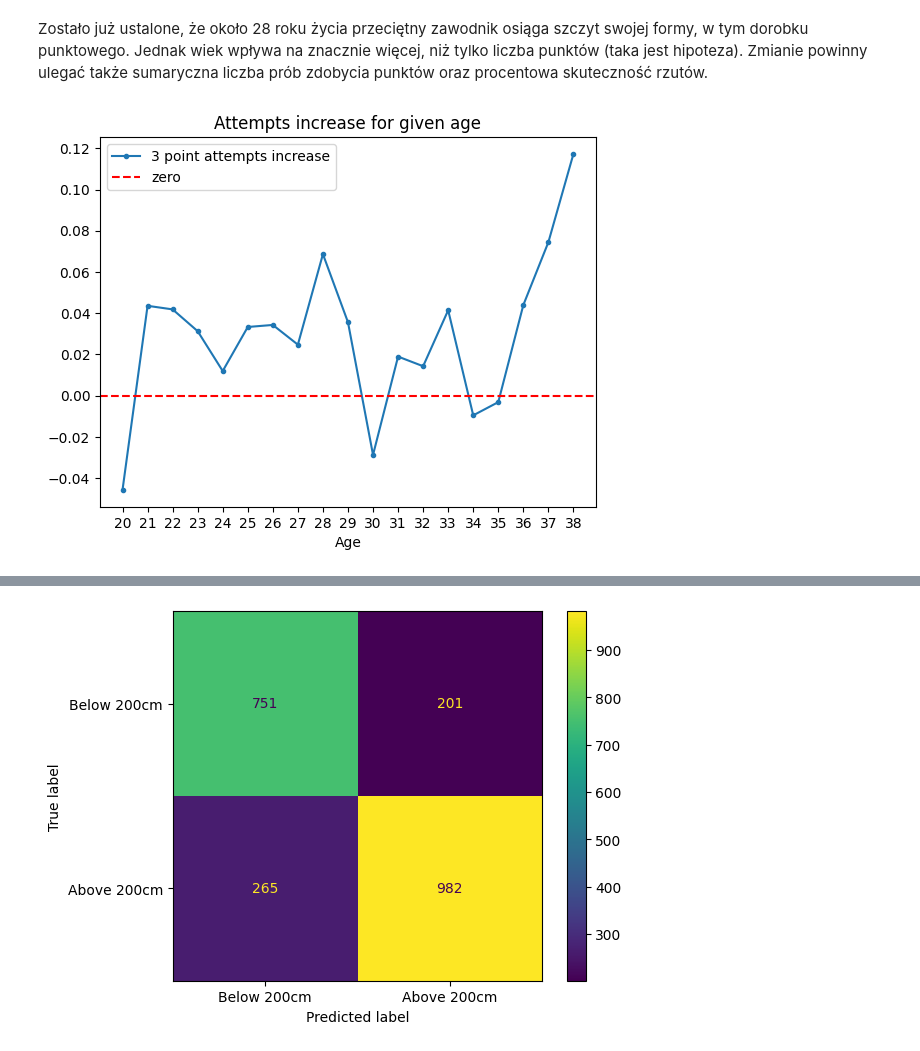
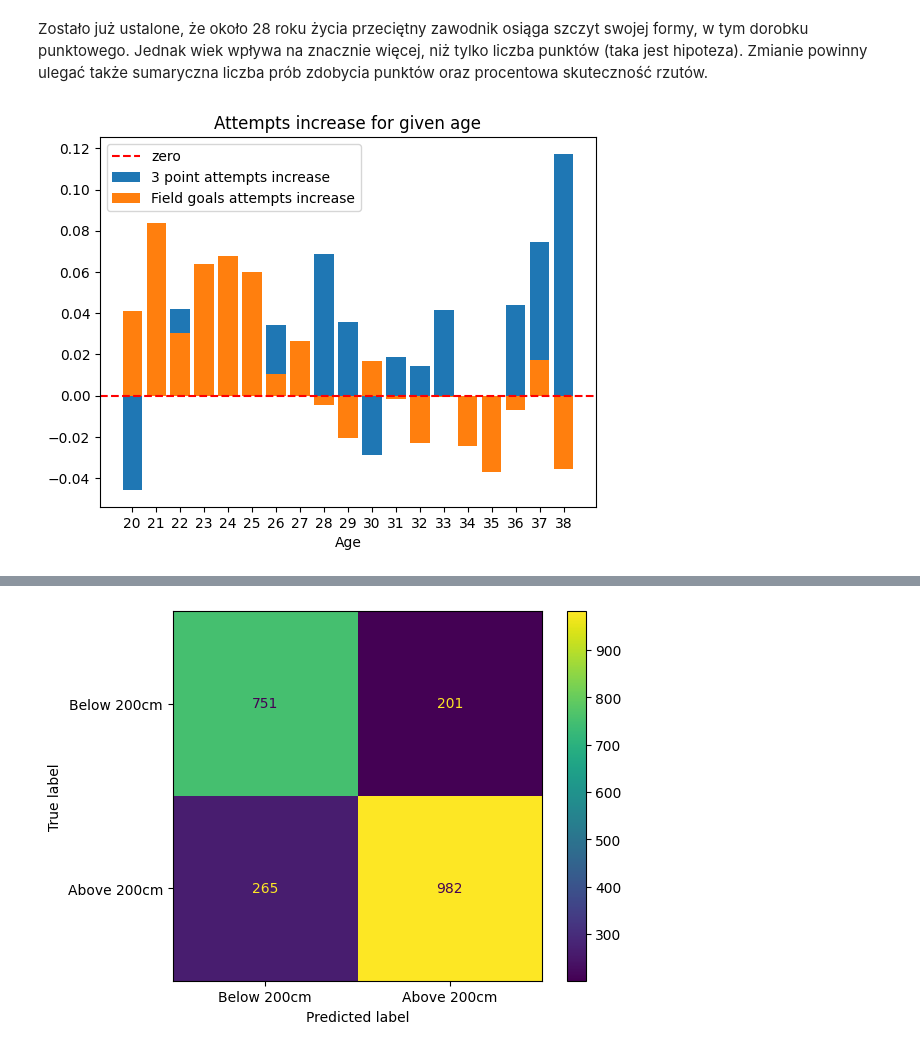
Before and after one commit to Marcin27141/NbaDataAnalysis, a Jupyter notebook: MultipleSeasons.ipynb, the cells around one changed output, grey strips where cells are left out. Saved outputs shown, nothing was run; the diff lists cells and outputs as text; code cells hidden in the pictures.

```diff
--- a/MultipleSeasons.ipynb
+++ b/MultipleSeasons.ipynb
@@ -474,29 +609,29 @@ Zostało już ustalone, że około 28 roku życia przeciętny zawodnik osiąga s
 # %%
 fig, ax = plt.subplots()
 
 _3pts_attempts_to_age = pd.pivot_table(all_seasons_per_minute, values='3PA', index='Player', columns='Age')
 _3pts_attempts_to_age = get_normalized_dataframe(_3pts_attempts_to_age)
 _3pts_attempts_to_age_increase = _3pts_attempts_to_age.iloc[:, 1:].div(_3pts_attempts_to_age.shift(axis=1).iloc[:, 1:])
 _3pts_attempts_to_age_increase = _3pts_attempts_to_age_increase.replace([np.inf, -np.inf], np.nan).mean() - 1
 
-"""_field_goals_attempts_to_age = pd.pivot_table(all_seasons_per_minute, values='FGA', index='Player', columns='Age')
+_field_goals_attempts_to_age = pd.pivot_table(all_seasons_per_minute, values='FGA', index='Player', columns='Age')
 _field_goals_attempts_to_age = get_normalized_dataframe(_field_goals_attempts_to_age)
 _2pts_attempts_to_age = _field_goals_attempts_to_age - _3pts_attempts_to_age
 _2pts_attempts_to_age_increase = _2pts_attempts_to_age.iloc[:, 1:].div(_2pts_attempts_to_age.shift(axis=1).iloc[:, 1:])
-_2pts_attempts_to_age_increase = _2pts_attempts_to_age_increase.replace([np.inf, -np.inf], np.nan).mean() - 1"""
+_2pts_attempts_to_age_increase = _2pts_attempts_to_age_increase.replace([np.inf, -np.inf], np.nan).mean() - 1
 
-ax.plot(_3pts_attempts_to_age_increase.index, _3pts_attempts_to_age_increase.values, label='3 point attempts increase', marker='.')
-#ax.plot(_2pts_attempts_to_age.index, _2pts_attempts_to_age.values, label='Field goals attempts increase', marker='.')
+ax.bar(_3pts_attempts_to_age_increase.index, _3pts_attempts_to_age_increase.values, label='3 point attempts increase')
+ax.bar(_2pts_attempts_to_age_increase.index, _2pts_attempts_to_age_increase.values, label='Field goals attempts increase')
 
 ax.set_title('Attempts increase for given age')
 ax.set_xlabel('Age')
 #ax.axvline(28.5, color='gray', linestyle='--', alpha=0.5)
 ax.axhline(0, color='red', linestyle='--', label='zero', alpha=1)
 plt.xticks(_3pts_attempts_to_age_increase.index)
 plt.legend()
 plt.show()
 # %% [output]
-[figure, old version]
+[figure, new version]
 # %%
 fig, ax = plt.subplots()
 
```
Also changed, not shown: parts of 24 cells of this notebook.
